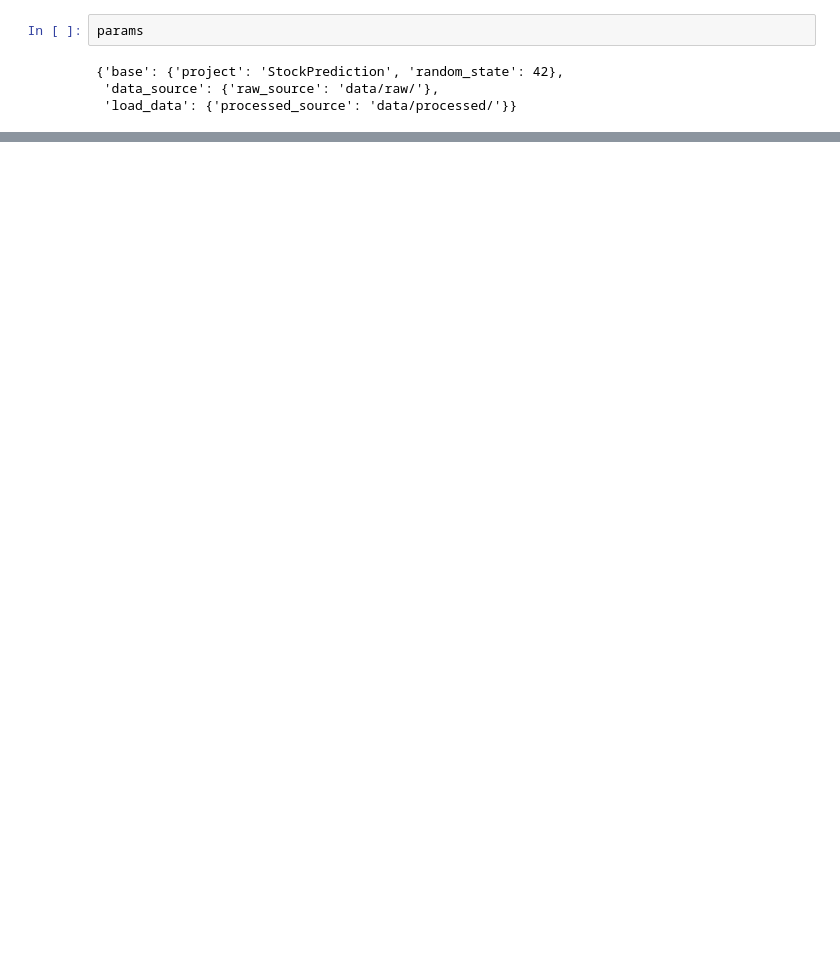
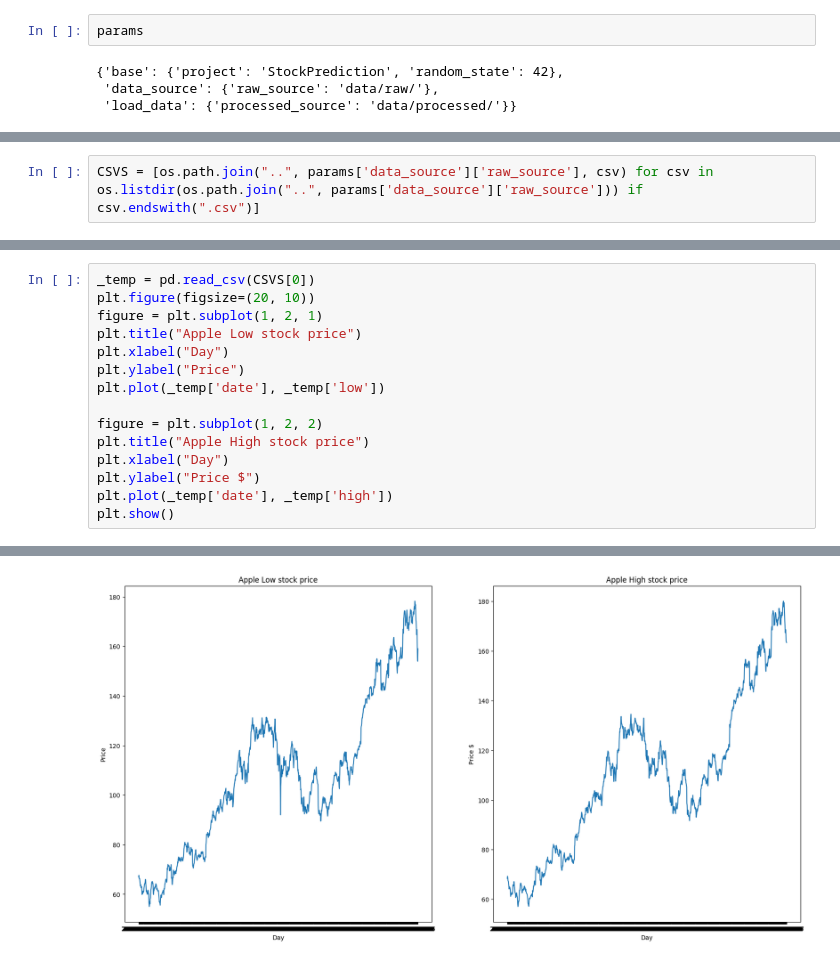
Before and after one commit to sadhiin/stock-prediction, a Jupyter notebook: notebooks/trail.ipynb, the cells around one changed output, grey strips where cells are left out. Cells and saved outputs as stored; diff of their text form; blank space fills up the shorter version.

Commit message:
data process notebook added

```diff
--- a/notebooks/trail.ipynb
+++ b/notebooks/trail.ipynb
@@ -26,0 +37,2 @@ params
+# %%
+CSVS = [os.path.join("..", params['data_source']['raw_source'], csv) for csv in os.listdir(os.path.join("..", params['data_source']['raw_source'])) if csv.endswith(".csv")]
@@ -26,0 +110,16 @@ params
+# %%
+_temp = pd.read_csv(CSVS[0])
+plt.figure(figsize=(20, 10))
+figure = plt.subplot(1, 2, 1)
+plt.title("Apple Low stock price")
+plt.xlabel("Day")
+plt.ylabel("Price")
+plt.plot(_temp['date'], _temp['low'])
+
+figure = plt.subplot(1, 2, 2)
+plt.title("Apple High stock price")
+plt.xlabel("Day")
+plt.ylabel("Price $")
+plt.plot(_temp['date'], _temp['high'])
+plt.show()
+# %% [output]
@@ -26,0 +130 @@ params
+[figure, added]
```
Also changed, not shown: parts of 39 cells of this notebook, 1 other file.
